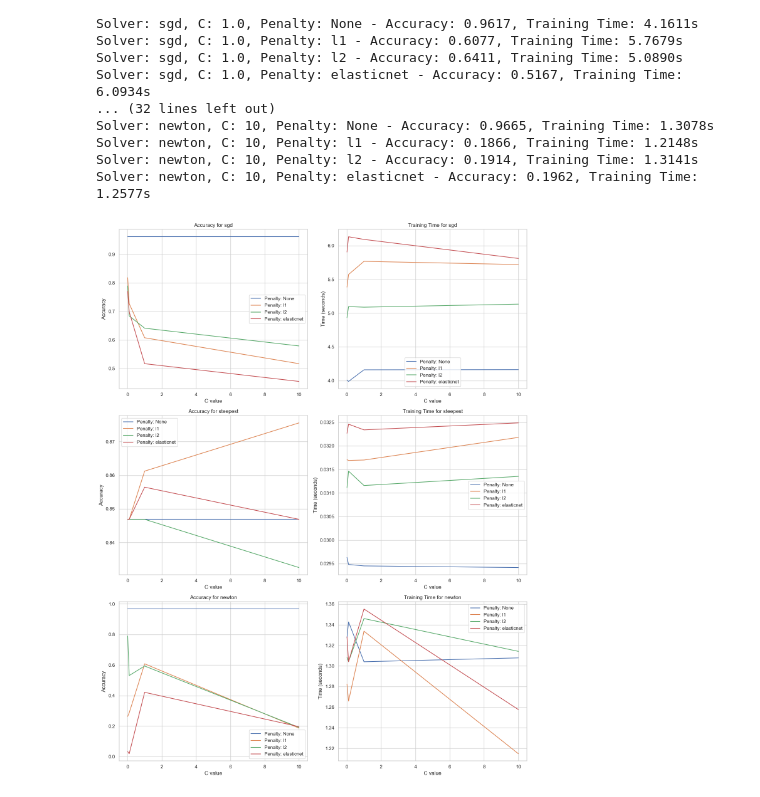
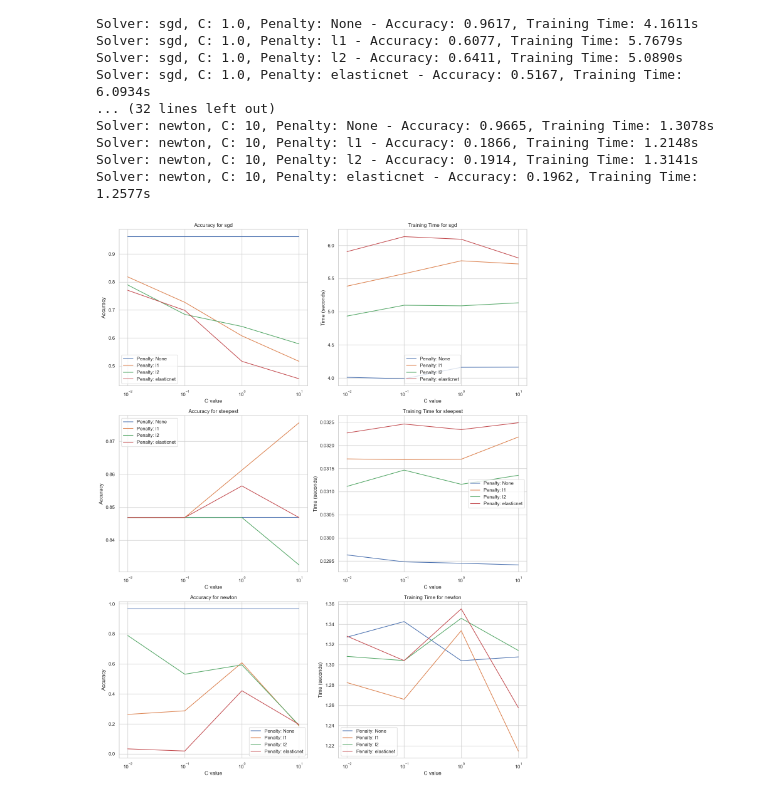
Before and after one commit to logcho/logistic-regression, a Jupyter notebook: exploration.ipynb, the cells around one changed output. Drawn from its saved outputs; the diff is of its cells as text; code cells hidden in the pictures.

```diff
--- a/exploration.ipynb
+++ b/exploration.ipynb
@@ -692,9 +692,7 @@ X_test_scaled = scaler.transform(X_test_encoded)
 X_train_scaled = np.array(X_train_scaled)
 y_train = np.array(y_train)
 
-lr = LogisticRegression(eta=0.1, iterations=10, solver='newton', C=10, penalty='l2')
-
-# lr = LogisticRegression(eta=0.1, iterations=500)
+lr = LogisticRegression(eta=0.1, iterations=500)
 lr.fit(X_train_scaled, y_train)
 
 accuracy = np.mean(lr.predict(X_test_scaled) == y_test)
@@ -755,31 +755,33 @@ Solver: newton, C: 10, Penalty: elasticnet - Accuracy: 0.1962, Training Time: 1.
 # %%
 # Create plots for accuracy and training time comparison, grouped by solver
 fig, axes = plt.subplots(3, 2, figsize=(14, 18))  # Three solvers, two plots per solver (accuracy, time)
 axes = axes.flatten()
 
 # Plot results for each solver
 for idx, solver in enumerate(solvers):
     # Accuracy Plot for current solver
     axes[2*idx].set_title(f"Accuracy for {solver}")
     axes[2*idx].set_xlabel("C value")
     axes[2*idx].set_ylabel("Accuracy")
+    axes[2*idx].set_xscale('log')  # Set x-axis to log scale
     for penalty in penalties:
         accuracies = [results[solver].get((C, penalty), (0, 0))[0] for C in C_values]
         axes[2*idx].plot(C_values, accuracies, label=f"Penalty: {penalty}")
 
     axes[2*idx].legend()
 
     # Training Time Plot for current solver
     axes[2*idx + 1].set_title(f"Training Time for {solver}")
     axes[2*idx + 1].set_xlabel("C value")
     axes[2*idx + 1].set_ylabel("Time (seconds)")
+    axes[2*idx + 1].set_xscale('log')  # Set x-axis to log scale
     for penalty in penalties:
         times = [results[solver].get((C, penalty), (0, 0))[1] for C in C_values]
         axes[2*idx + 1].plot(C_values, times, label=f"Penalty: {penalty}")
 
     axes[2*idx + 1].legend()
 
 plt.tight_layout()
 plt.show()
 # %% [output]
-[figure, old version]
+[figure, new version]
```
Also changed, not shown: parts of 5 cells of this notebook, 1 other file.
